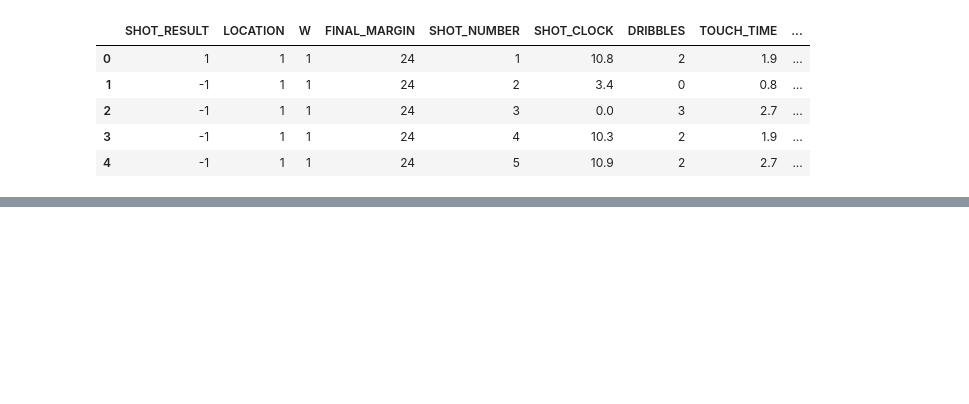
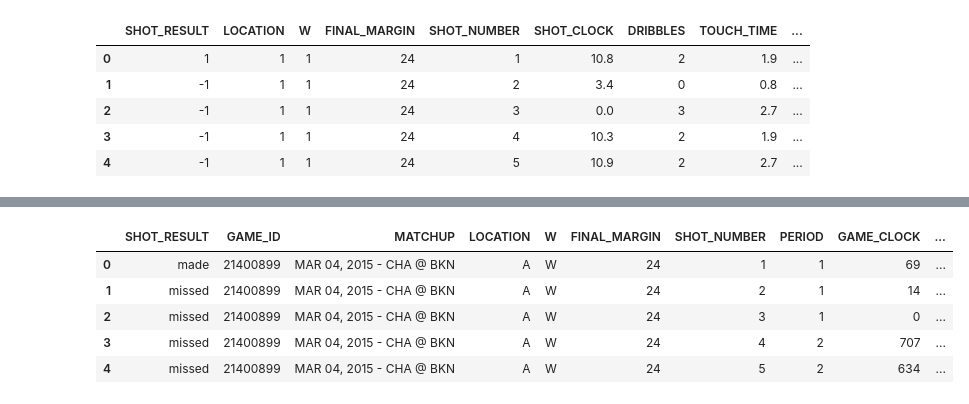
Before and after one commit to iva-maria/UZOP-projekt-2022-23, a Jupyter notebook: UZOP-projekt-0036522537.ipynb, the cells around one changed output, grey strips where cells are left out. Cells and saved outputs as stored; diff of their text form; code cells hidden in the pictures; blank space fills up the shorter version.

```diff
--- a/UZOP-projekt-0036522537.ipynb
+++ b/UZOP-projekt-0036522537.ipynb
@@ -547,0 +772,39 @@ Pogreska na skupu za ispitivanje: 0.4572
+# %%
+from sklearn.model_selection import train_test_split
+
+# Ucitavanje podataka.
+T = pd.read_csv("shot_logs.csv")
+
+# Uklanjanje kategorickih varijabli s vise od dvije vrijednosti.
+T.drop(('FGM'), axis=1, inplace=True)
+T.drop(('PTS'), axis=1, inplace=True)
+
+# Zamjena vrijednosti NaN u SHOT_CLOCK stupcu nulom.
+mask = (T['SHOT_CLOCK'].isna())
+T.loc[mask, "SHOT_CLOCK"] = 0
+
+# Konverzija vrijednosti GAME_CLOCK u sekunde.
+T["GAME_CLOCK"] = pd.to_datetime(T["GAME_CLOCK"])
+T["GAME_CLOCK"] = T["GAME_CLOCK"].dt.minute + 60 * T["GAME_CLOCK"].dt.hour
+T["GAME_CLOCK"] = pd.to_numeric(T["GAME_CLOCK"])
+
+# Postavljanje stupca SHOT_RESULT na početak tablice.
+shotResultColumn = T.pop('SHOT_RESULT')
+T.insert(0, 'SHOT_RESULT', shotResultColumn)
+
+# Pohrana nove tablice u zasebnu .csv datoteku.
+T.to_csv('shot_logs_naive_bayes.csv', index=False)
+
+# Razdvajanje skupa podataka na skup za ucenje i skup za ispitivanje u omjeru 70/30.
+T_train, T_test = train_test_split(T, train_size=0.007, test_size=0.003)
+T_train.to_csv('naive_bayes_train.csv', index=False)
+T_test.to_csv('naive_bayes_test.csv', index=False)
+
+T.head()
+# %% [output]
+|  | SHOT_RESULT | GAME_ID | MATCHUP | LOCATION | W | FINAL_MARGIN | SHOT_NUMBER | PERIOD | GAME_CLOCK | ... |
+| 0 | made | 21400899 | MAR 04, 2015 - CHA @ BKN | A | W | 24 | 1 | 1 | 69 | ... |
+| 1 | missed | 21400899 | MAR 04, 2015 - CHA @ BKN | A | W | 24 | 2 | 1 | 14 | ... |
+| 2 | missed | 21400899 | MAR 04, 2015 - CHA @ BKN | A | W | 24 | 3 | 1 | 0 | ... |
+| 3 | missed | 21400899 | MAR 04, 2015 - CHA @ BKN | A | W | 24 | 4 | 2 | 707 | ... |
+| 4 | missed | 21400899 | MAR 04, 2015 - CHA @ BKN | A | W | 24 | 5 | 2 | 634 | ... |
```
Also changed, not shown: parts of 12 cells of this notebook, 8 other files.
